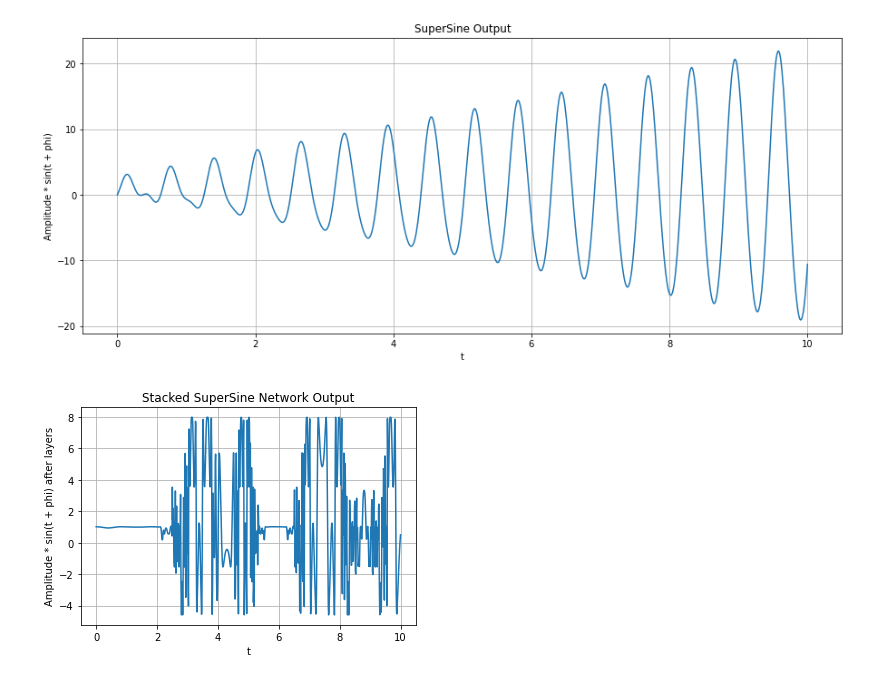
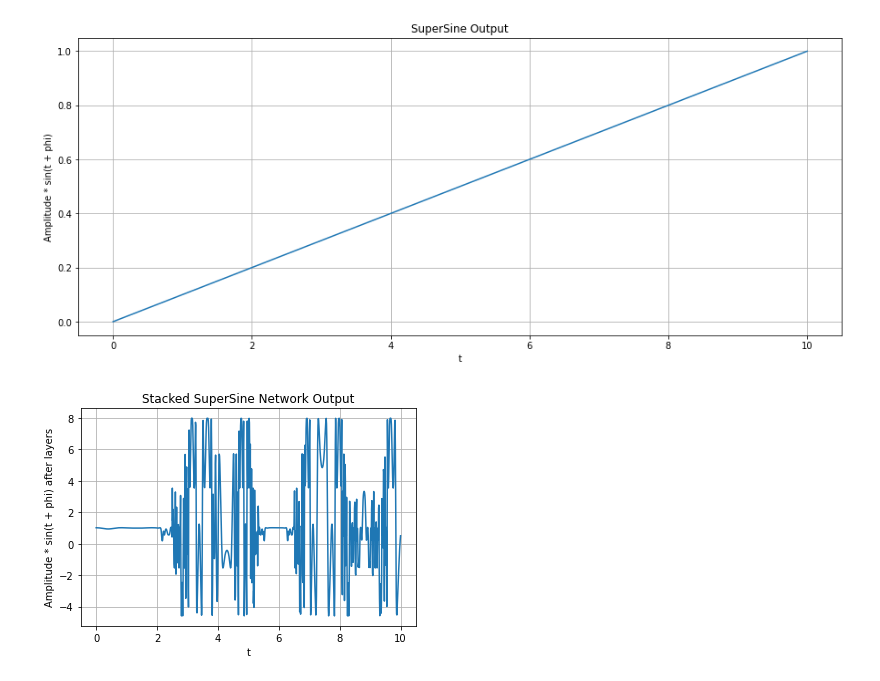
Before and after one commit to dallingordon/CSN, a Jupyter notebook: AfterHours.ipynb, the cells around one changed output. Saved outputs shown, nothing was run; the diff lists cells and outputs as text; code cells hidden in the pictures.

```diff
--- a/AfterHours.ipynb
+++ b/AfterHours.ipynb
@@ -8,17 +8,17 @@ class SuperSine(nn.Module):
     def __init__(self):
         super(SuperSine, self).__init__()
 
-        self.a_a = nn.Parameter(torch.tensor(2.0, dtype=torch.float32))
-        self.a_phi = nn.Parameter(torch.tensor(0.5, dtype=torch.float32))
-        self.a_c = nn.Parameter(torch.tensor(1.0, dtype=torch.float32))
-        self.a_t_coeff = nn.Parameter(torch.tensor(0.2, dtype=torch.float32))
+        self.a_a = nn.Parameter(torch.tensor(0.0, dtype=torch.float32))
+        self.a_phi = nn.Parameter(torch.tensor(0.0, dtype=torch.float32))
+        self.a_c = nn.Parameter(torch.tensor(0.0, dtype=torch.float32))
+        self.a_t_coeff = nn.Parameter(torch.tensor(0.0, dtype=torch.float32))
 
         self.phi_a = nn.Parameter(torch.tensor(0.0, dtype=torch.float32))
         self.phi_phi = nn.Parameter(torch.tensor(0.0, dtype=torch.float32))
         self.phi_c = nn.Parameter(torch.tensor(0.0, dtype=torch.float32)) # i think this c lets you have just a vanilla phi, if phi_a and phi_t_coeff are 0
         self.phi_t_coeff = nn.Parameter(torch.tensor(0.0, dtype=torch.float32))
 
-        self.t_coeff = nn.Parameter(torch.tensor(0.0, dtype=torch.float32))
+        self.t_coeff = nn.Parameter(torch.tensor(0.1, dtype=torch.float32))
         self.c = nn.Parameter(torch.tensor(0.0, dtype=torch.float32))
 
     def init_rand(self, scale=1.0):
@@ -46,36 +46,36 @@ class StackedSuperSineNetwork(nn.Module):
         # Randomly initialize initial_t_coeff and all the layers' parameters
         with torch.no_grad():
             self.initial_t_coeff.uniform_(-1.0, 1.0)
             self.initial_t_coeff.mul_(scale)
             for layer in self.layers:
                 layer.init_rand(scale)
 
     def forward(self, t):
         # Apply the initial t coefficient
         t = self.initial_t_coeff * t
         # Pass through each SuperSine layer
         for layer in self.layers:
             t = layer(t)
         return t
 # Initialize the SuperSine layer
 model = SuperSine()
 
 # Generate input values using numpy's linspace
-t = np.linspace(0, 10, 1000)  # 1000 points between 0 and 10
-t_tensor = torch.tensor(t*10, dtype=torch.float32)
+t = np.linspace(0, 10, 10000)  # 1000 points between 0 and 10
+t_tensor = torch.tensor(t, dtype=torch.float32)
 
 # Get the output of the SuperSine layer
 output = model(t_tensor).detach().numpy()
 plt.figure(figsize=(15, 6))
 # Plotting the results
 plt.plot(t, output)
 plt.title("SuperSine Output")
 plt.xlabel("t")
 plt.ylabel("Amplitude * sin(t + phi)")
 plt.grid(True)
 plt.show()
 # %% [output]
-[figure, old version]
+[figure, new version]
 # %%
 #maybe we add a multiplier param at the very beginning to decide the right, uniqueness of the first input.
 #yeah, that first layer needs to be close to unique at every time step.  so
```
Also changed, not shown: parts of 1 cell of this notebook, 2 other files.
